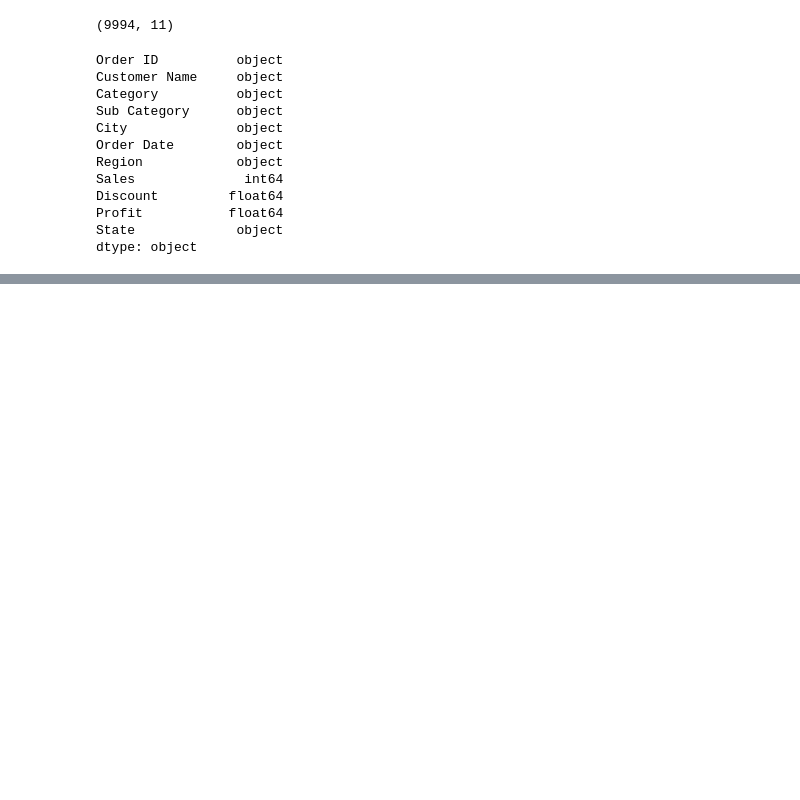
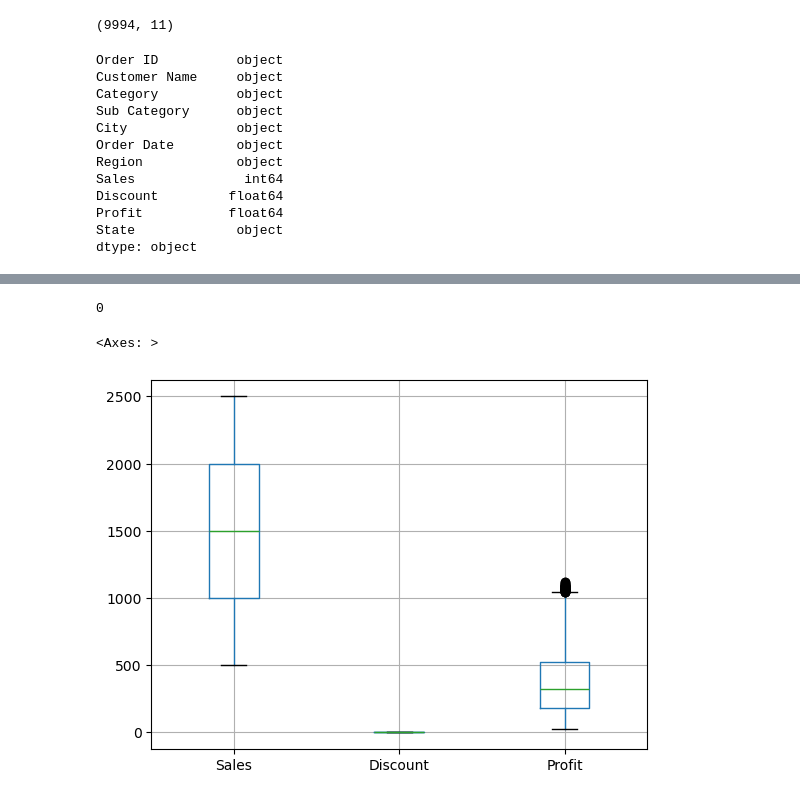
Before and after one commit to ruprekhab/retail_analytics, a Jupyter notebook: data_clean.ipynb, the cells around one changed output, grey strips where cells are left out. Saved outputs shown, nothing was run; the diff lists cells and outputs as text; code cells hidden in the pictures; blank space fills up the shorter version.

```diff
--- a/data_clean.ipynb
+++ b/data_clean.ipynb
@@ -64,0 +99,11 @@ df.head(100)
+# %%
+# check duplicates
+df.duplicated().sum()
+# %% [output]
+0
+# %%
+# check outliers for sales, discount and profit for outliers
+df[['Sales', 'Discount', 'Profit']].boxplot()
+# %% [output]
+<Axes: >
+[figure, added]
```
Also changed, not shown: parts of 21 cells of this notebook.
